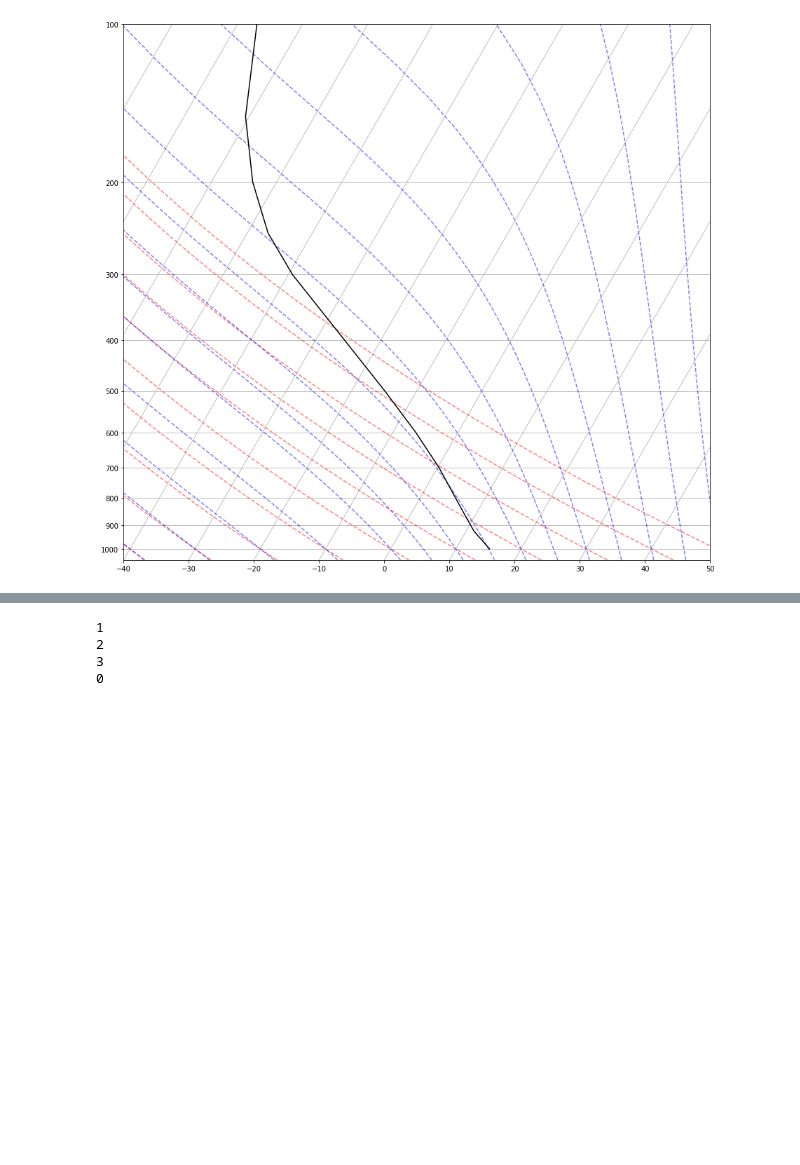
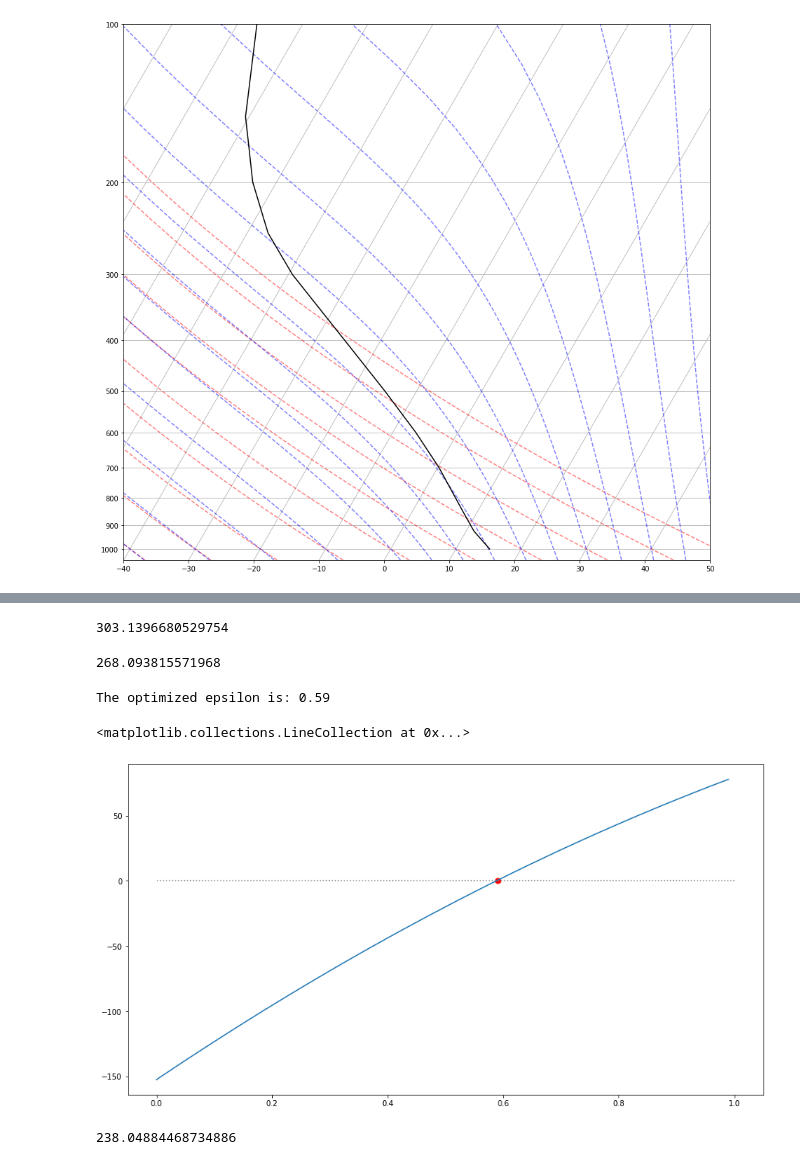
Before and after one commit to sauterto/climate_modelling, a Jupyter notebook: _sources/docs/Untitled1.ipynb, the cells around one changed output, grey strips where cells are left out. Drawn from its saved outputs; the diff is of its cells as text; code cells hidden in the pictures; blank space fills up the shorter version.

```diff
--- a/_sources/docs/Untitled1.ipynb
+++ b/_sources/docs/Untitled1.ipynb
@@ -82,9 +72,49 @@ print(idx)
-# %%
-a = lambda x: abs(x[1]-value)
-for idx in enumerate(array):
-    print(idx[1])
-# %% [output]
-1
-2
-3
-0
+# %%
+Ts = 2**(1/4) * Te
+Ts
+# %% [output]
+303.1396680529754
+# %%
+def two_layer_model(Ts, T0, T1, epsilon):
+    sigma = 5.68e-8
+    return ((1-epsilon)**2)*sigma*Ts**4 + \
+        epsilon*(1-epsilon)*sigma*T0**4 + \
+        epsilon*sigma*T1**4
+# %%
+two_layer_model(288, 270, 250, 0.6)
+# %% [output]
+268.093815571968
+# %%
+OLR = []
+epsilons = []
+OLR_obs = 238.5
+
+def find_nearest(array, value):
+    idx, val = min(enumerate(array), key=lambda x: abs(x[1]-value))
+    return idx
+
+for eps in np.arange(0, 1, 0.01):
+    OLR.append(OLR_obs - two_layer_model(288.0, 275.0, 230, eps))
+    epsilons.append(eps)
+
+# Find the closest value
+idx = find_nearest(OLR, 0)
+
+# Save the optimized epsilon
+epsilon = epsilons[idx]
+
+print('The optimized epsilon is: {:.2f}'.format(epsilons[idx]))
+# %% [output]
+The optimized epsilon is: 0.59
+# %%
+plt.figure(figsize=(15,8))
+plt.plot(epsilons, OLR)
+plt.scatter(epsilons[idx], OLR[idx], s=50, color='r')
+plt.hlines(0,0,1,linestyle='dotted',color='gray')
+# %% [output]
+<matplotlib.collections.LineCollection at 0x...>
+[figure, added]
+# %%
+two_layer_model(288,275,230,0.59)
+# %% [output]
+238.04884468734886
```
Also changed, not shown: parts of 6 cells of this notebook, 48 other files.
